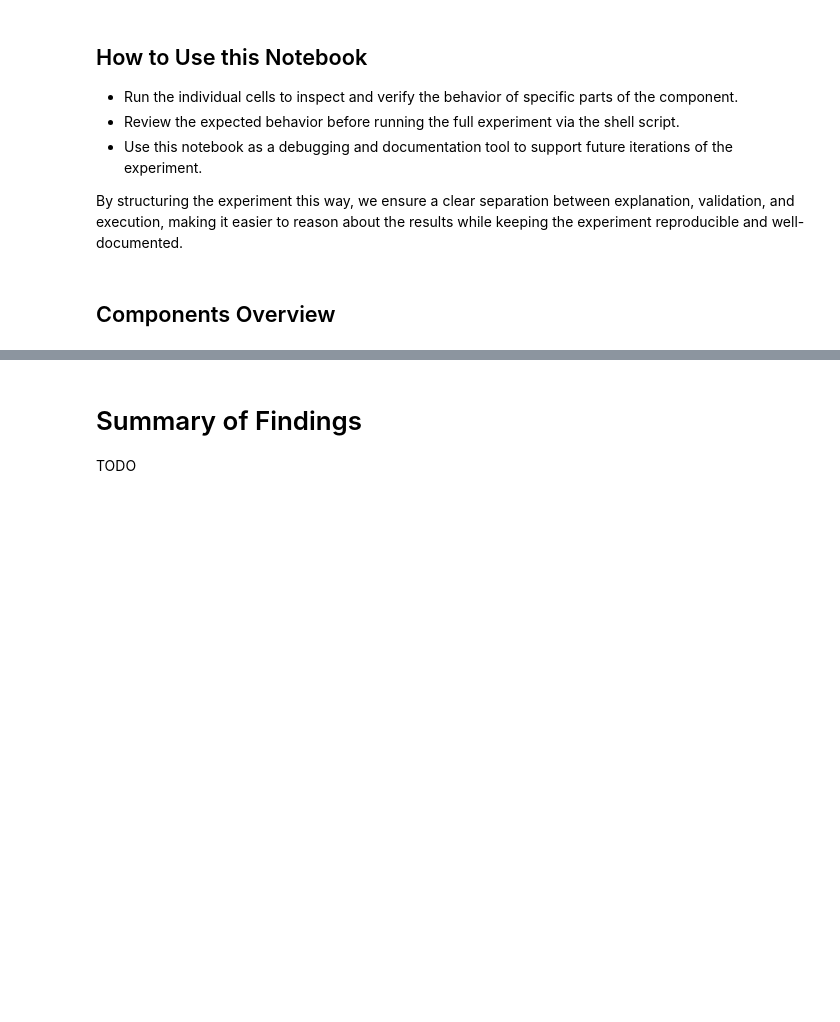
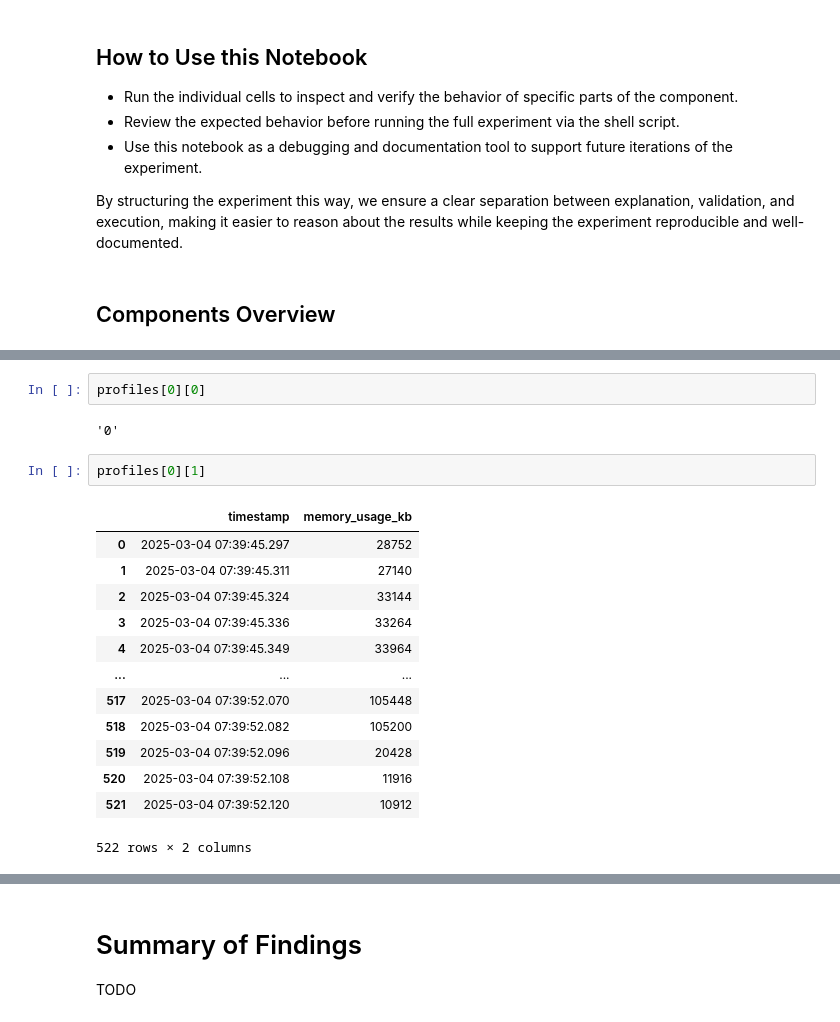
Before and after one commit to discovery-unicamp/memory-aware-chunking, a Jupyter notebook: experiments/01-measuring-memory-consumption-of-python-programs/notebooks/04-memory-pressure.ipynb, the cells around one changed output, grey strips where cells are left out. Cells and saved outputs as stored; diff of their text form; blank space fills up the shorter version.

```diff
--- a/experiments/01-measuring-memory-consumption-of-python-programs/notebooks/04-memory-pressure.ipynb
+++ b/experiments/01-measuring-memory-consumption-of-python-programs/notebooks/04-memory-pressure.ipynb
@@ -20,0 +636,20 @@ By structuring the experiment this way, we ensure a clear separation between exp
+# %%
+profiles[0][0]
+# %% [output]
+'0'
+# %%
+profiles[0][1]
+# %% [output]
+|  | timestamp | memory_usage_kb |
+| 0 | 2025-03-04 07:39:45.297 | 28752 |
+| 1 | 2025-03-04 07:39:45.311 | 27140 |
+| 2 | 2025-03-04 07:39:45.324 | 33144 |
+| 3 | 2025-03-04 07:39:45.336 | 33264 |
+| 4 | 2025-03-04 07:39:45.349 | 33964 |
+| ... | ... | ... |
+| 517 | 2025-03-04 07:39:52.070 | 105448 |
+| 518 | 2025-03-04 07:39:52.082 | 105200 |
+| 519 | 2025-03-04 07:39:52.096 | 20428 |
+| 520 | 2025-03-04 07:39:52.108 | 11916 |
+| 521 | 2025-03-04 07:39:52.120 | 10912 |
+522 rows × 2 columns
```
Also changed, not shown: parts of 27 cells of this notebook, 10 other files.
